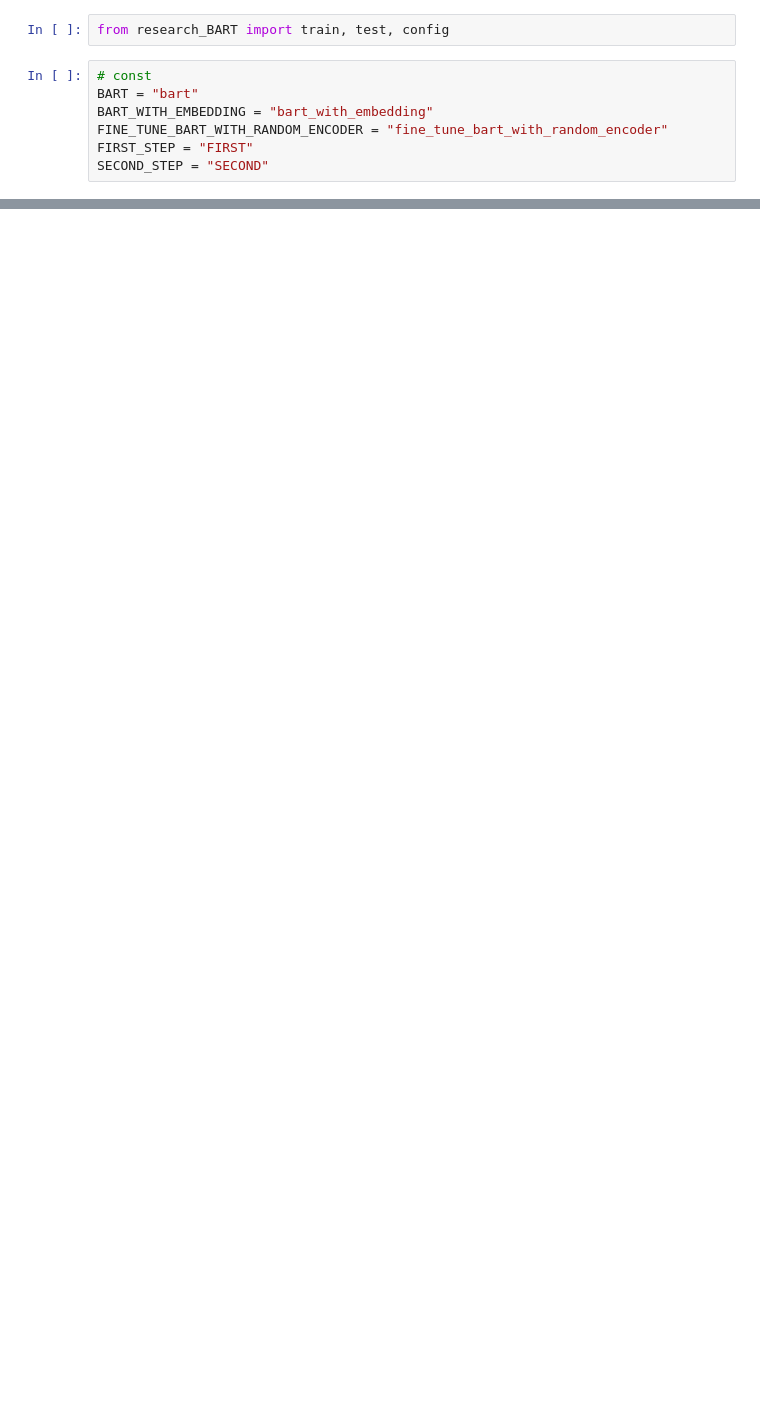
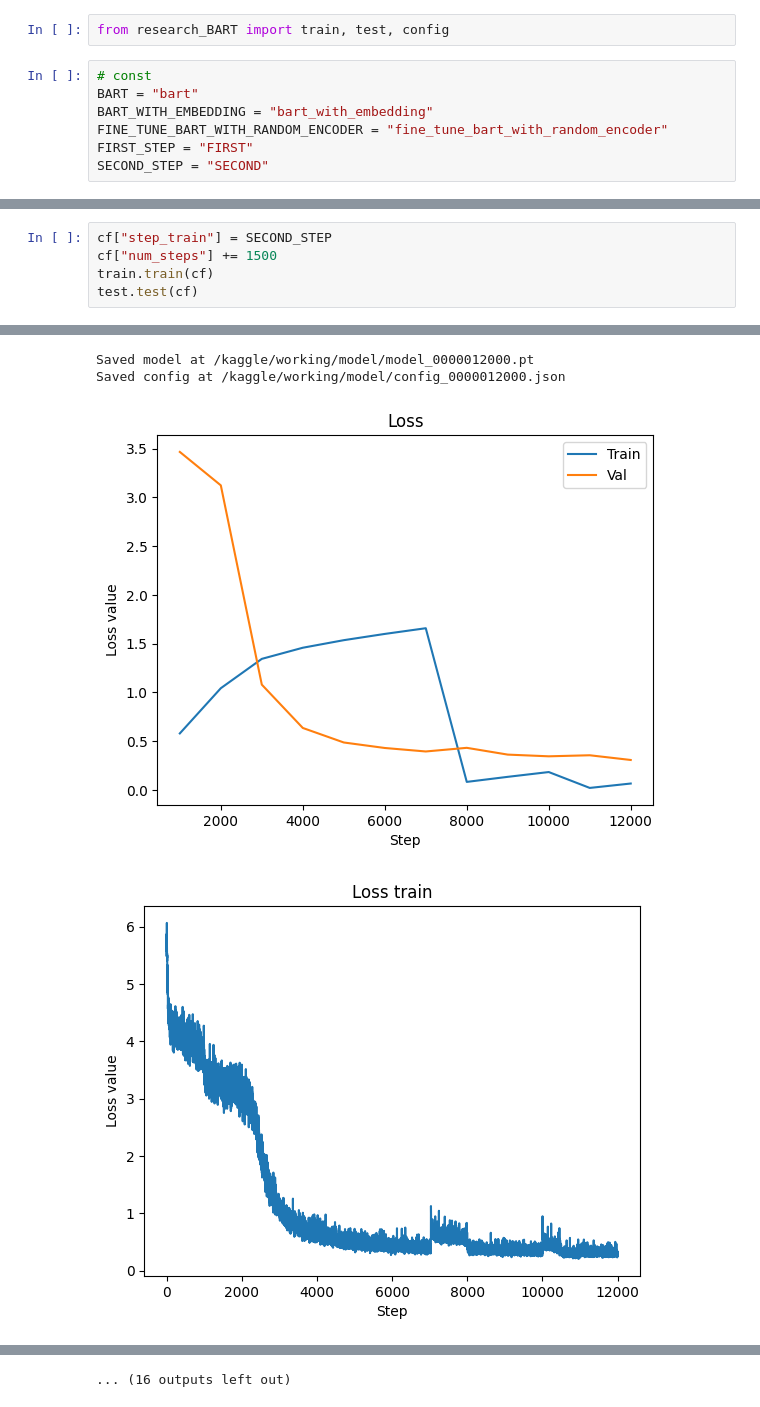
Before and after one commit to pnthi160403/research_BART, a Jupyter notebook: kaggle_train/fine-tune-bart-with-random-encoder.ipynb, the cells around one changed output, grey strips where cells are left out. Saved outputs shown, nothing was run; the diff lists cells and outputs as text; blank space fills up the shorter version.

```diff
--- a/kaggle_train/fine-tune-bart-with-random-encoder.ipynb
+++ b/kaggle_train/fine-tune-bart-with-random-encoder.ipynb
@@ -40,0 +276,6 @@ test.test(cf)
+# %%
+cf["step_train"] = SECOND_STEP
+cf["num_steps"] += 1500
+train.train(cf)
+test.test(cf)
+# %% [output]
@@ -40,0 +299,4 @@ test.test(cf)
+Saved model at /kaggle/working/model/model_0000012000.pt
+Saved config at /kaggle/working/model/config_0000012000.json
+[figure, added]
+[figure, added]
@@ -40,0 +387 @@ test.test(cf)
+... (16 outputs left out)
```
Also changed, not shown: parts of 6 cells of this notebook, 1 other file.
